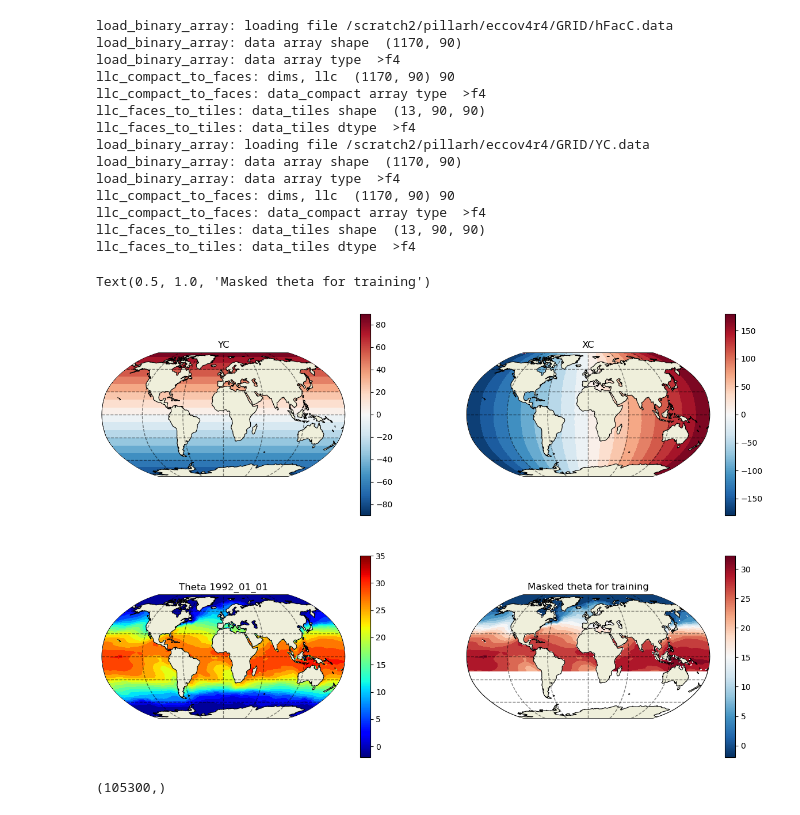
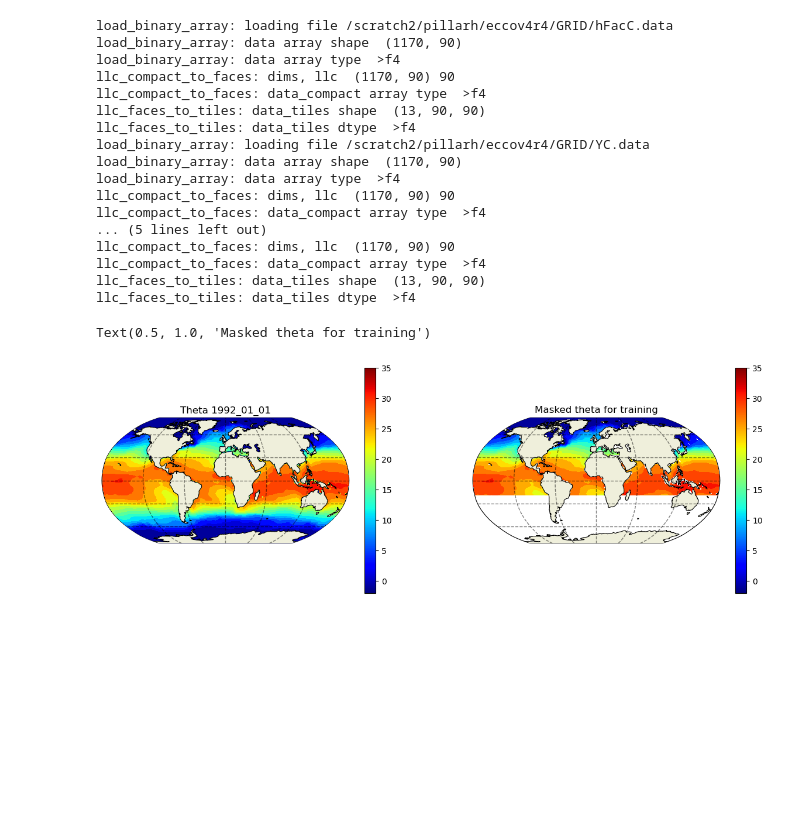
Before and after one commit to Shreyas911/XAIRT, a Jupyter notebook: examples/eccov4r4.ipynb, the cells around one changed output. Cells and saved outputs as stored; diff of their text form; code cells hidden in the pictures; blank space fills up the shorter version.

Commit message:
Some more setup work with ECCO v4r4

```diff
--- a/examples/eccov4r4.ipynb
+++ b/examples/eccov4r4.ipynb
@@ -31,21 +31,3 @@ from XAIRT import *
 mainDir  = '/scratch2/pillarh/eccov4r4'
 gridDir  = mainDir + '/GRID'
 thetaDir = mainDir + '/eccov4r4_nctiles_daily/THETA'
-# %%
-hFacC = ecco.read_llc_to_tiles(gridDir, 'hFacC.data')
-YC = ecco.read_llc_to_tiles(gridDir, 'YC.data')
-# %% [output]
-load_binary_array: loading file /scratch2/pillarh/eccov4r4/GRID/hFacC.data
-load_binary_array: data array shape  (1170, 90)
-load_binary_array: data array type  >f4
-llc_compact_to_faces: dims, llc  (1170, 90) 90
-llc_compact_to_faces: data_compact array type  >f4
-llc_faces_to_tiles: data_tiles shape  (13, 90, 90)
-llc_faces_to_tiles: data_tiles dtype  >f4
-load_binary_array: loading file /scratch2/pillarh/eccov4r4/GRID/YC.data
-load_binary_array: data array shape  (1170, 90)
-load_binary_array: data array type  >f4
-llc_compact_to_faces: dims, llc  (1170, 90) 90
-llc_compact_to_faces: data_compact array type  >f4
-llc_faces_to_tiles: data_tiles shape  (13, 90, 90)
-llc_faces_to_tiles: data_tiles dtype  >f4
@@ -114,0 +34,22 @@ ds_grid = ds_grid.assign(latMask = da_latMask,
+# %%
+hFacC = ecco.read_llc_to_tiles(gridDir, 'hFacC.data')
+YC = ecco.read_llc_to_tiles(gridDir, 'YC.data')
+XC = ecco.read_llc_to_tiles(gridDir, 'XC.data')
+# %% [output]
+load_binary_array: loading file /scratch2/pillarh/eccov4r4/GRID/hFacC.data
+load_binary_array: data array shape  (1170, 90)
+load_binary_array: data array type  >f4
+llc_compact_to_faces: dims, llc  (1170, 90) 90
+llc_compact_to_faces: data_compact array type  >f4
+llc_faces_to_tiles: data_tiles shape  (13, 90, 90)
+llc_faces_to_tiles: data_tiles dtype  >f4
+load_binary_array: loading file /scratch2/pillarh/eccov4r4/GRID/YC.data
+load_binary_array: data array shape  (1170, 90)
+load_binary_array: data array type  >f4
+llc_compact_to_faces: dims, llc  (1170, 90) 90
+llc_compact_to_faces: data_compact array type  >f4
+... (5 lines left out)
+llc_compact_to_faces: dims, llc  (1170, 90) 90
+llc_compact_to_faces: data_compact array type  >f4
+llc_faces_to_tiles: data_tiles shape  (13, 90, 90)
+llc_faces_to_tiles: data_tiles dtype  >f4
@@ -115,46 +120,24 @@ ds_grid = ds_grid.assign(latMask = da_latMask,
 # %%
-plt.figure(figsize=(15,10))
-
-P = ecco.plot_proj_to_latlon_grid(ds.XC, ds.YC,
-                              ds.YC,
-                              plot_type = 'contourf',
-                              show_colorbar=True, cmap='RdBu_r',
-                              dx=2, dy=2, projection_type = 'robin',
-                              less_output = True, subplot_grid = [2,2,1]);
-P[1].set_title('YC')
-
-
-P = ecco.plot_proj_to_latlon_grid(ds.XC, ds.YC,
-                              ds.XC,
-                              plot_type = 'contourf',
-                              show_colorbar=True,
-                              dx=2, dy=2, projection_type = 'robin',
-                              less_output = True, subplot_grid = [2,2,2]);
-P[1].set_title("XC")
+plt.figure(figsize=(15,5))
 
 P = ecco.plot_proj_to_latlon_grid(ds.XC, ds.YC,
                               ds['THETA'].isel(time = 0, k = 0),
                               plot_type = 'contourf',
                               show_colorbar=True, cmap='jet', cmax = 35,
                               dx=2, dy=2, projection_type = 'robin',
-                              less_output = True, subplot_grid = [2,2,3]);
+                              less_output = True, subplot_grid = [1,2,1]);
 P[1].set_title("Theta 1992_01_01")
 
-NaNmaskFinal = ds_grid['maskFinal'].data
+NaNmaskFinal = np.copy(ds_grid['maskFinal'].data)
 NaNmaskFinal[NaNmaskFinal == 0] = np.nan
 
 P = ecco.plot_proj_to_latlon_grid(ds.XC, ds.YC,
-                              temp*ds['THETA'].isel(time = 0, k = 0),
+                              NaNmaskFinal*ds['THETA'].isel(time = 0, k = 0),
                               plot_type = 'contourf',
-                              show_colorbar=True,
+                              show_colorbar=True, cmap='jet', cmax = 35,
                               dx=2, dy=2, projection_type = 'robin',
-                              less_output = True, subplot_grid = [2,2,4]);
+                              less_output = True, subplot_grid = [1,2,2]);
 P[1].set_title("Masked theta for training")
 # %% [output]
 Text(0.5, 1.0, 'Masked theta for training')
-[figure, old version]
+[figure, new version]
-# %%
-wetpoints = np.nonzero(ds_grid['maskFinal'].data)
-X = ds['THETA'].isel(time = 0, k = 0).data[wetpoints[0],wetpoints[1],wetpoints[2]]
-# %% [output]
-(105300,)
```
Also changed, not shown: parts of 8 cells of this notebook.
